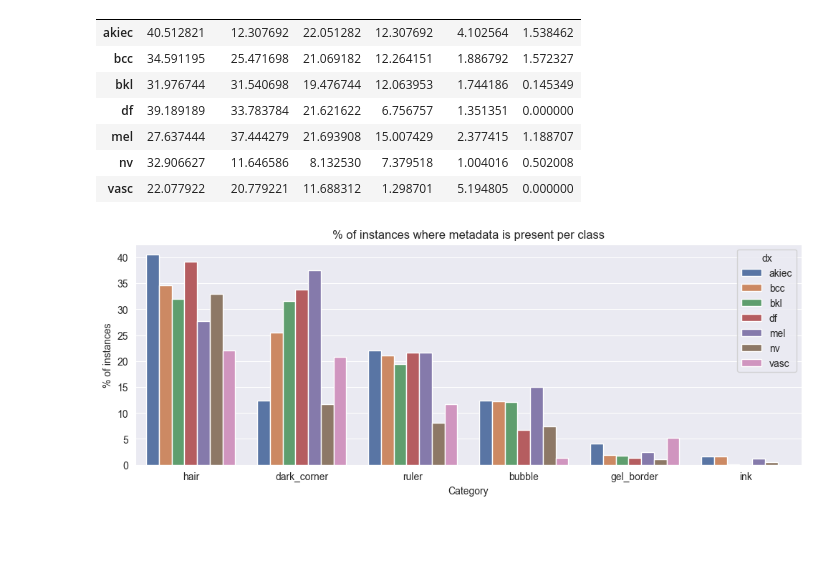
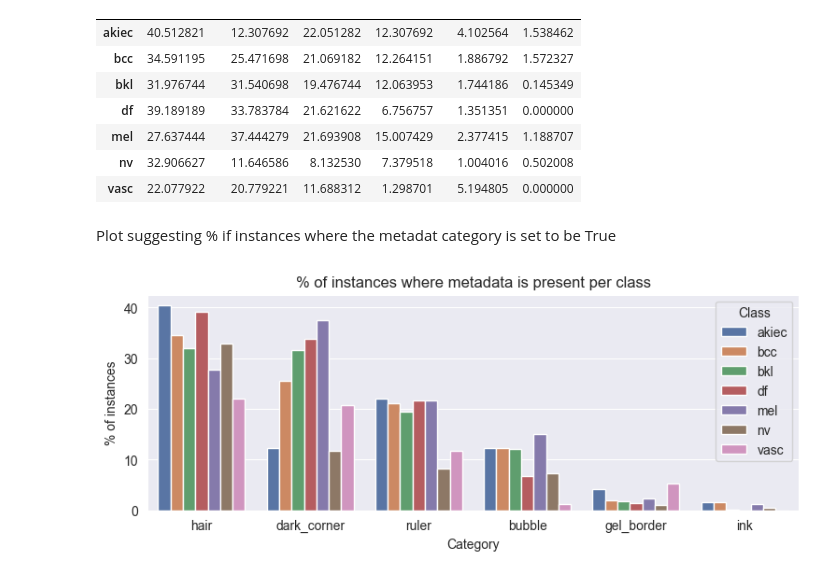
Before and after one commit to 12dash/DebiasingSkinCancerDetection, a Jupyter notebook: Analysis.ipynb, the cells around one changed output. Saved outputs shown, nothing was run; the diff lists cells and outputs as text; code cells hidden in the pictures; blank space fills up the shorter version.

```diff
--- a/Analysis.ipynb
+++ b/Analysis.ipynb
@@ -70,12 +73,14 @@ df_groupby
 | mel | 27.637444 | 37.444279 | 21.693908 | 15.007429 | 2.377415 | 1.188707 |
 | nv | 32.906627 | 11.646586 | 8.132530 | 7.379518 | 1.004016 | 0.502008 |
 | vasc | 22.077922 | 20.779221 | 11.688312 | 1.298701 | 5.194805 | 0.000000 |
+# %% [markdown]
+Plot suggesting % if instances where the metadat category is set to be True
 # %%
 df_melted = pd.melt(df_groupby.reset_index(), id_vars = 'dx')
-plt.figure(figsize=(12, 4))
+plt.figure(figsize=(9, 3))
 axs = sns.barplot(df_melted, x='variable', y = 'value', hue='dx')
-_ = axs.set(xlabel='Category',
-            ylabel='% of instances',
+_ = axs.legend(title = 'Class')
+_ = axs.set(xlabel='Category', ylabel='% of instances', label='Class',
             title='% of instances where metadata is present per class')
 # %% [output]
-[figure, old version]
+[figure, new version]
```
Also changed, not shown: parts of 13 cells of this notebook, 3 other files.
